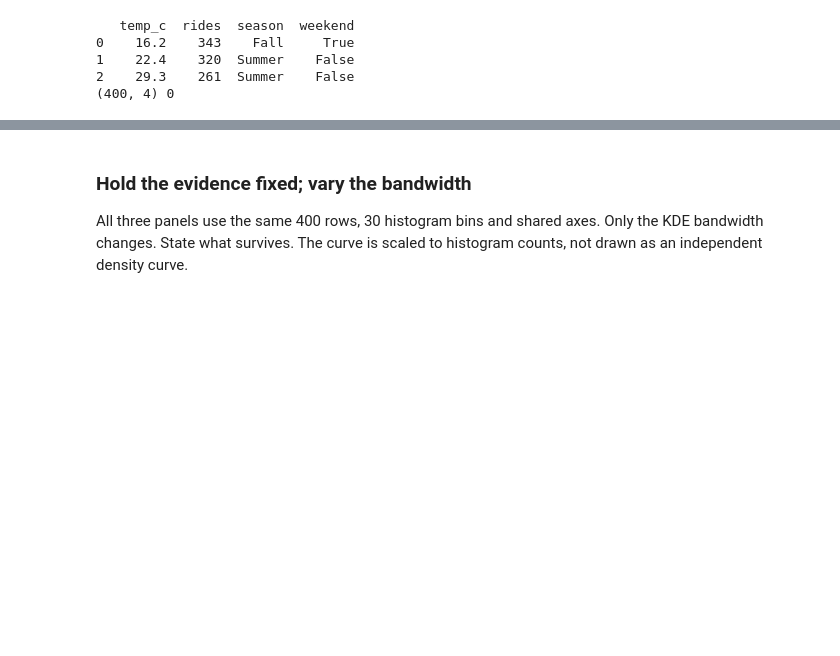
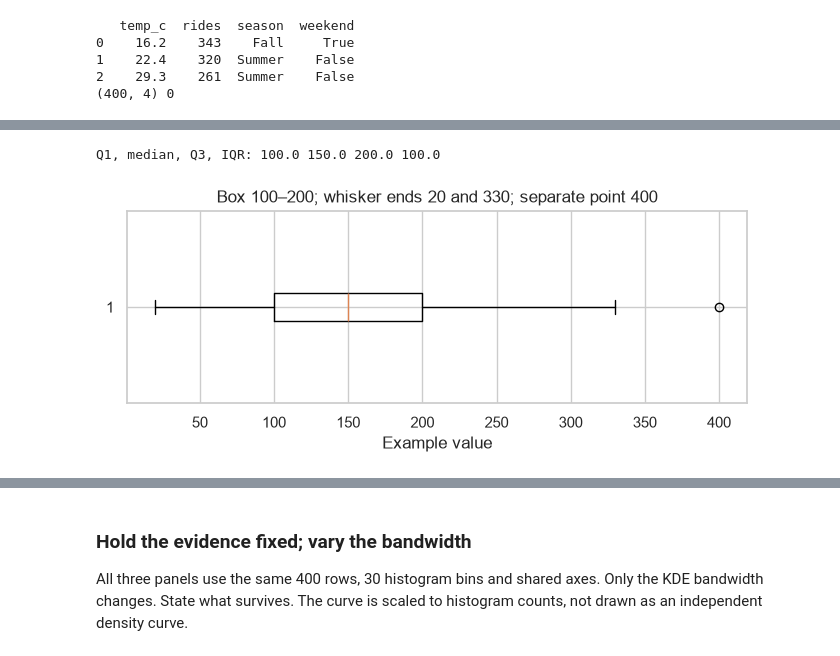
Before and after one commit to Boyu-Zhang-UOI/pml-f2026-notebooks, a Jupyter notebook: 02-data-science-stack/02_visualization_tutorial.ipynb, the cells around one changed output, grey strips where cells are left out. Saved outputs shown, nothing was run; the diff lists cells and outputs as text; code cells hidden in the pictures; blank space fills up the shorter version.

Commit message:
Explain boxplot construction and SEM in the S06 notebook

```diff
--- a/02-data-science-stack/02_visualization_tutorial.ipynb
+++ b/02-data-science-stack/02_visualization_tutorial.ipynb
@@ -216,0 +225,13 @@ print(df.shape, df.isna().sum().sum())
+# %%
+values = np.array([20, 60, 100, 120, 150, 170, 200, 330, 400])
+q1, median, q3 = np.percentile(values, [25, 50, 75], method="linear")
+iqr = q3 - q1
+print("Q1, median, Q3, IQR:", q1, median, q3, iqr)
+fig, ax = plt.subplots(figsize=(8, 2.5))
+ax.boxplot(values, orientation="horizontal")
+ax.set_xlabel("Example value")
+ax.set_title("Box 100–200; whisker ends 20 and 330; separate point 400")
+plt.show()
+# %% [output]
+Q1, median, Q3, IQR: 100.0 150.0 200.0 100.0
+[figure, added]
```
Also changed, not shown: parts of 7 cells of this notebook.
